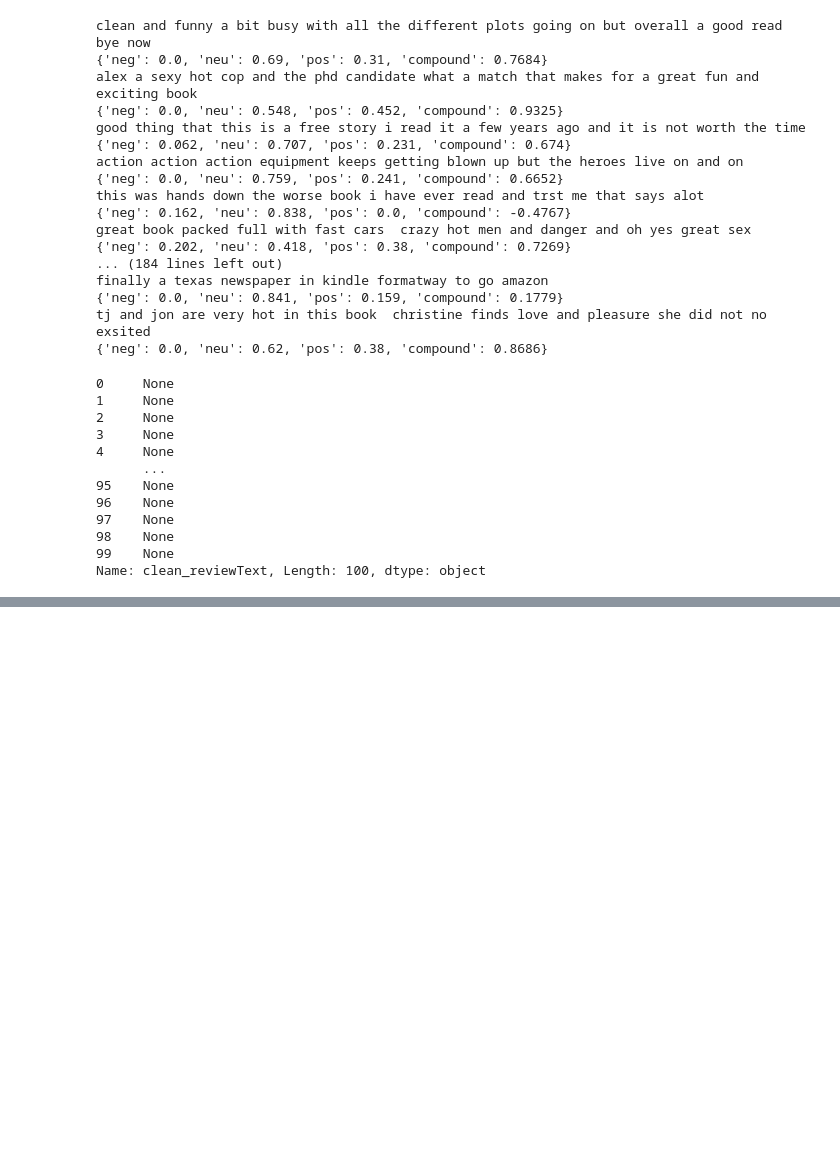
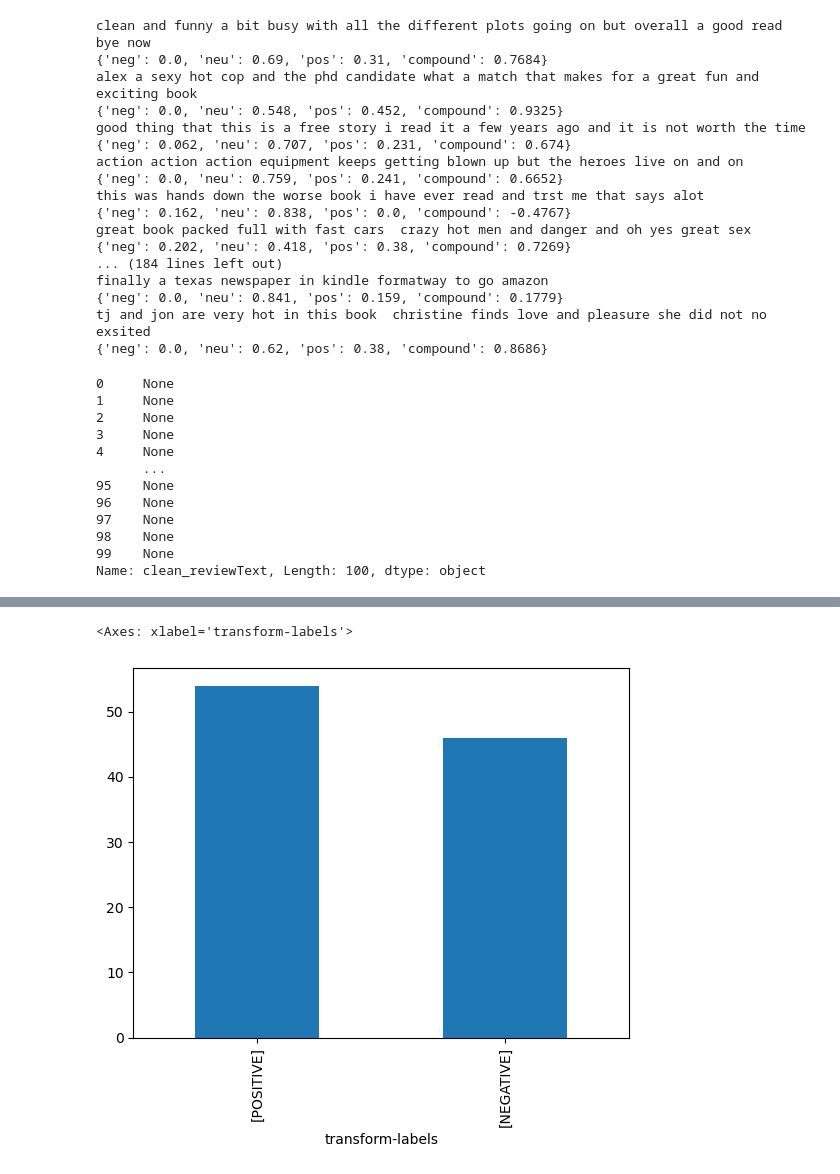
Before and after one commit to wanderer878/jupyter, a Jupyter notebook: practical_task_23.ipynb, the cells around one changed output, grey strips where cells are left out. Drawn from its saved outputs; the diff is of its cells as text; code cells hidden in the pictures; blank space fills up the shorter version.

```diff
--- a/practical_task_23.ipynb
+++ b/practical_task_23.ipynb
@@ -99,0 +132,9 @@ Name: clean_reviewText, Length: 100, dtype: object
+# %%
+transform_labels = []
+
+for reviews in data['clean_reviewText'].values:
+    sentiment_list = sentiment_analysis(reviews)
+    transform_labels.append([sub['label'] for sub in sentiment_list])
+
+data['transform-labels'] = transform_labels
+data.head()
@@ -99,0 +148,5 @@ Name: clean_reviewText, Length: 100, dtype: object
+# %%
+data['transform-labels'].value_counts().plot.bar()
+# %% [output]
+<Axes: xlabel='transform-labels'>
+[figure, added]
```
Also changed, not shown: parts of 8 cells of this notebook.
